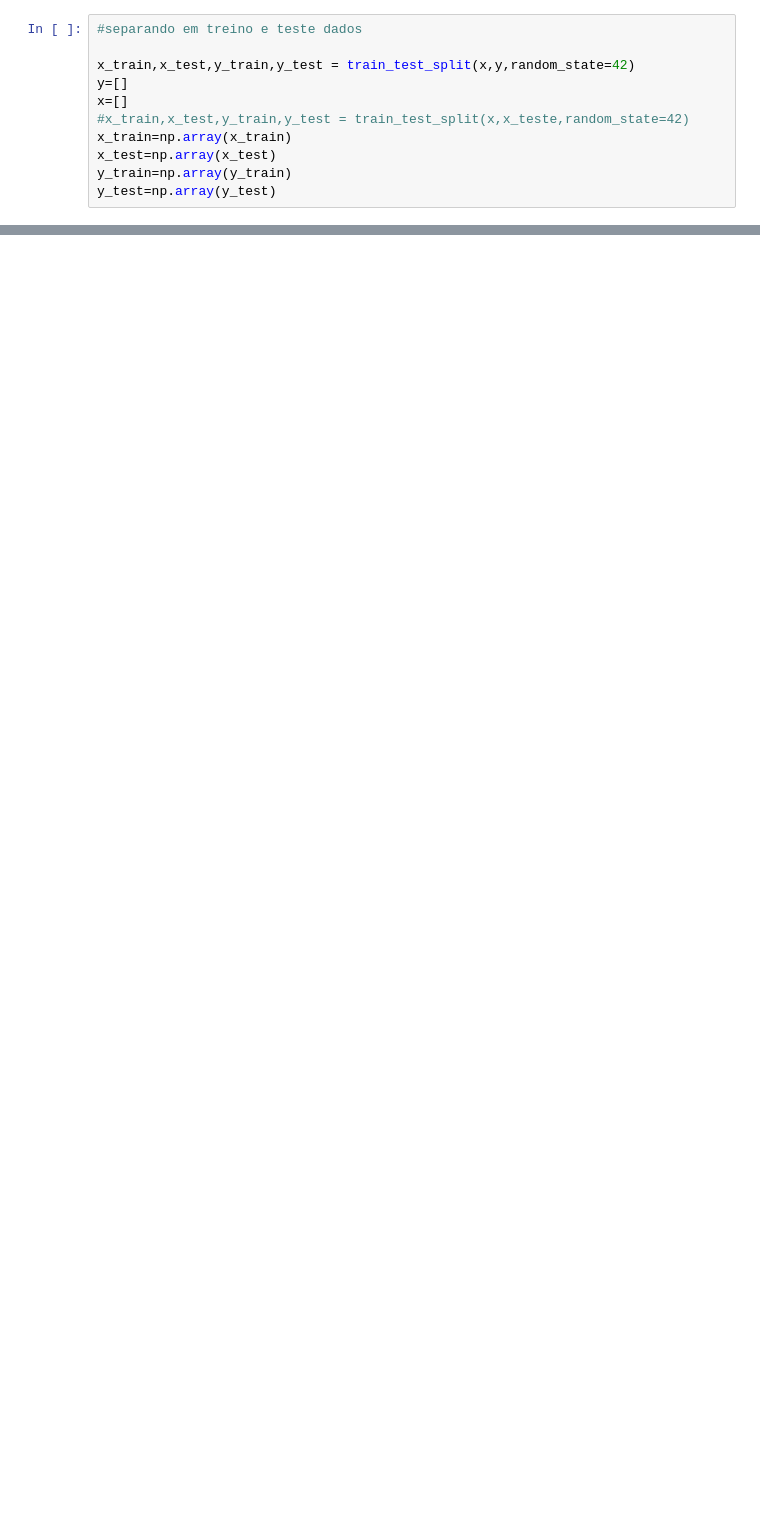
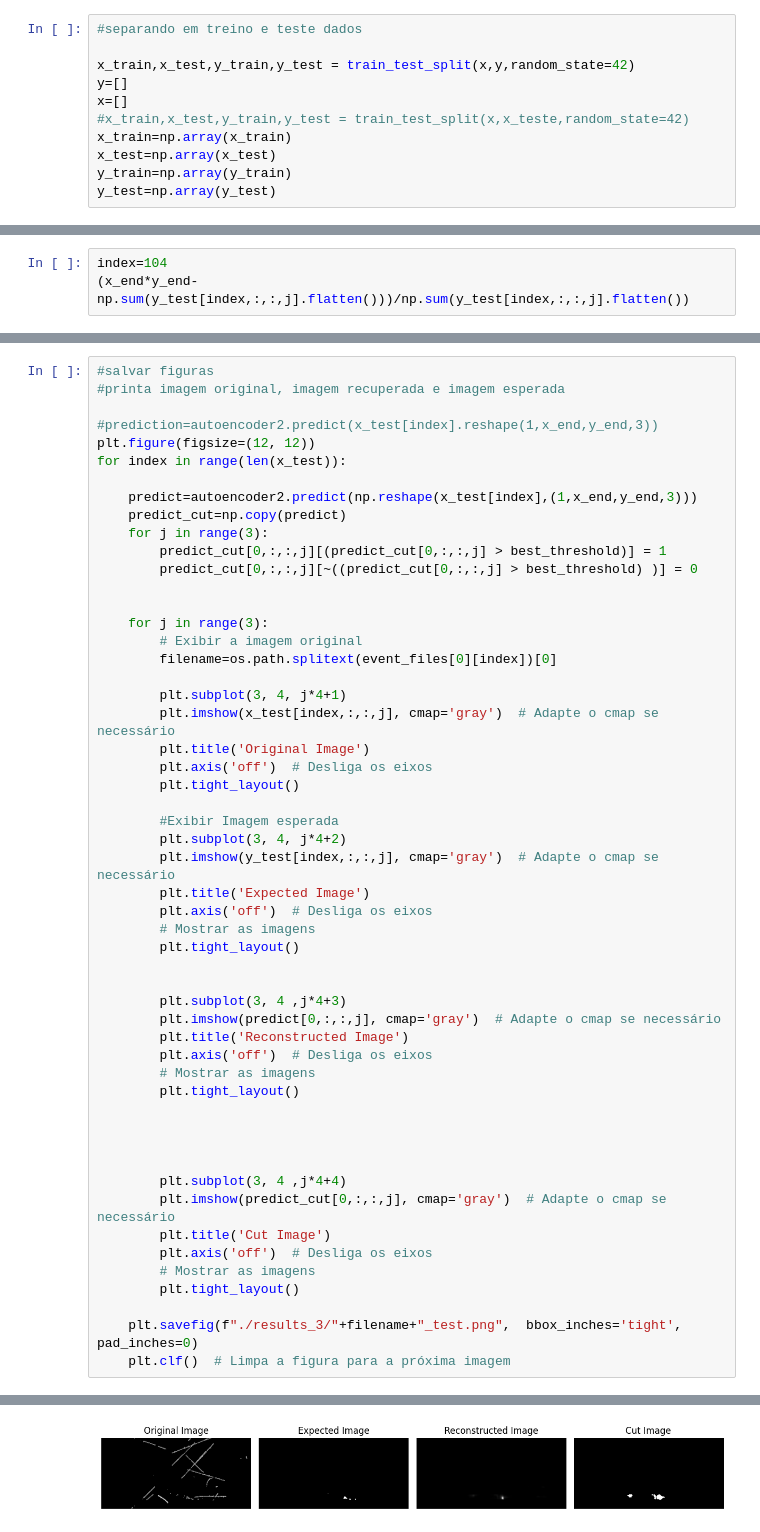
Before and after one commit to GBotogoske/machine_learning_2024, a Jupyter notebook: neutrino_figuras_3_imagens.ipynb, the cells around one changed output, grey strips where cells are left out. Cells and saved outputs as stored; diff of their text form; blank space fills up the shorter version.

```diff
--- a/neutrino_figuras_3_imagens.ipynb
+++ b/neutrino_figuras_3_imagens.ipynb
@@ -185,0 +222,3 @@ plt.show()
+# %%
+index=104
+(x_end*y_end-np.sum(y_test[index,:,:,j].flatten()))/np.sum(y_test[index,:,:,j].flatten())
@@ -185,0 +344,54 @@ plt.show()
+# %%
+#salvar figuras
+#printa imagem original, imagem recuperada e imagem esperada
+
+#prediction=autoencoder2.predict(x_test[index].reshape(1,x_end,y_end,3))
+plt.figure(figsize=(12, 12))
+for index in range(len(x_test)):
+
+    predict=autoencoder2.predict(np.reshape(x_test[index],(1,x_end,y_end,3)))
+    predict_cut=np.copy(predict)
+    for j in range(3):
+        predict_cut[0,:,:,j][(predict_cut[0,:,:,j] > best_threshold)] = 1
+        predict_cut[0,:,:,j][~((predict_cut[0,:,:,j] > best_threshold) )] = 0
+
+
+    for j in range(3):
+        # Exibir a imagem original
+        filename=os.path.splitext(event_files[0][index])[0]
+
+        plt.subplot(3, 4, j*4+1)
+        plt.imshow(x_test[index,:,:,j], cmap='gray')  # Adapte o cmap se necessário
+        plt.title('Original Image')
+        plt.axis('off')  # Desliga os eixos
+        plt.tight_layout()
+
+        #Exibir Imagem esperada
+        plt.subplot(3, 4, j*4+2)
+        plt.imshow(y_test[index,:,:,j], cmap='gray')  # Adapte o cmap se necessário
+        plt.title('Expected Image')
+        plt.axis('off')  # Desliga os eixos
+        # Mostrar as imagens
+        plt.tight_layout()
+
+
+        plt.subplot(3, 4 ,j*4+3)
+        plt.imshow(predict[0,:,:,j], cmap='gray')  # Adapte o cmap se necessário
+        plt.title('Reconstructed Image')
+        plt.axis('off')  # Desliga os eixos
+        # Mostrar as imagens
+        plt.tight_layout()
+
+
+
+
+        plt.subplot(3, 4 ,j*4+4)
+        plt.imshow(predict_cut[0,:,:,j], cmap='gray')  # Adapte o cmap se necessário
+        plt.title('Cut Image')
+        plt.axis('off')  # Desliga os eixos
+        # Mostrar as imagens
+        plt.tight_layout()
+
+    plt.savefig(f"./results_3/"+filename+"_test.png",  bbox_inches='tight', pad_inches=0)
+    plt.clf()  # Limpa a figura para a próxima imagem
+# %% [output]
@@ -185,0 +416 @@ plt.show()
+[figure, added]
```
Also changed, not shown: parts of 34 cells of this notebook.
